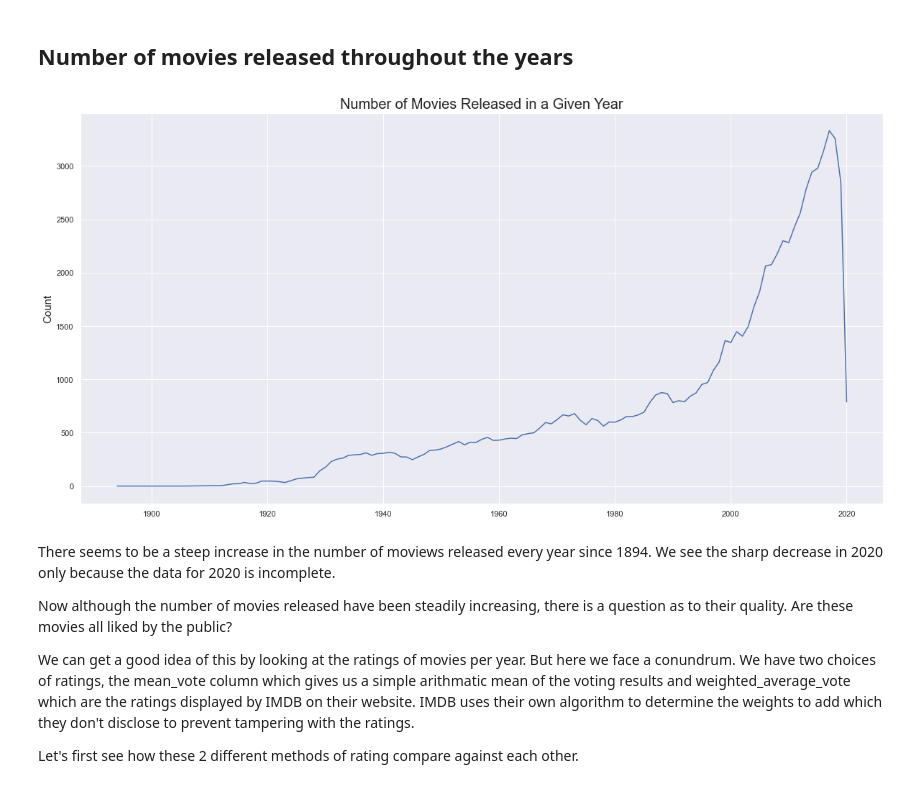
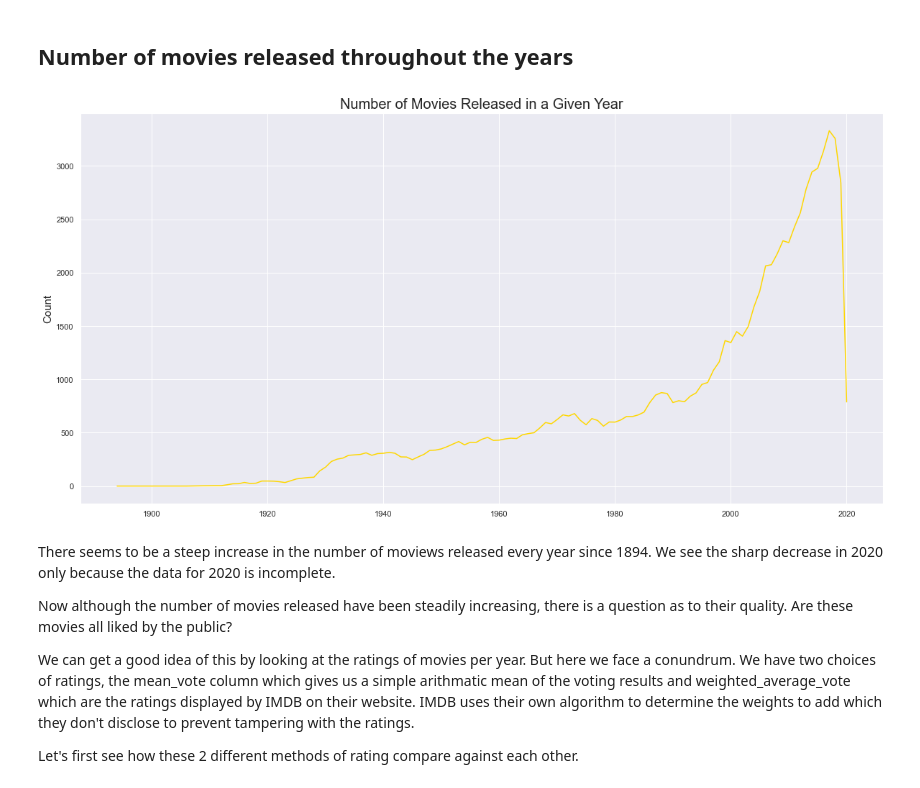
Before and after one commit to Shaheerairaj/IMDB-Movies-Recommendation, a Jupyter notebook: Project.ipynb, the cells around one changed output. Drawn from its saved outputs; the diff is of its cells as text; code cells hidden in the pictures.

```diff
--- a/Project.ipynb
+++ b/Project.ipynb
@@ -373,14 +414,15 @@ movies['year'] = movies['year'].astype(int)
 # %%
 count_of_year = movies['year'].value_counts().reset_index(name='count').sort_values('index')
 count_of_year.set_index('index', inplace=True)
 
 #Plotting figure
 plt.figure(figsize=plots['figuresize'])
-plt.plot('count', data=count_of_year)
+plt.plot('count', data=count_of_year, color='gold')
 plt.title('Number of Movies Released in a Given Year', fontdict=plots['fonttitle'])
 plt.ylabel('Count', fontdict=plots['fontlabel']);
+plt.savefig("../Images/Figure 6.jpg")
 # %% [output]
-[figure, old version]
+[figure, new version]
 # %% [markdown]
 There seems to be a steep increase in the number of moviews released every year since 1894. We see the sharp decrease in 2020 only because the data for 2020 is incomplete.
 
```
Also changed, not shown: parts of 14 cells of this notebook.
